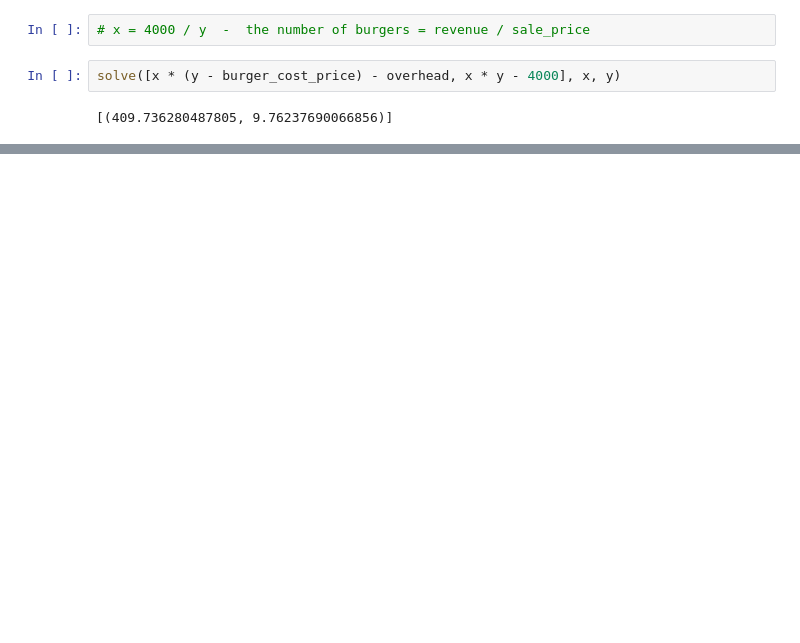
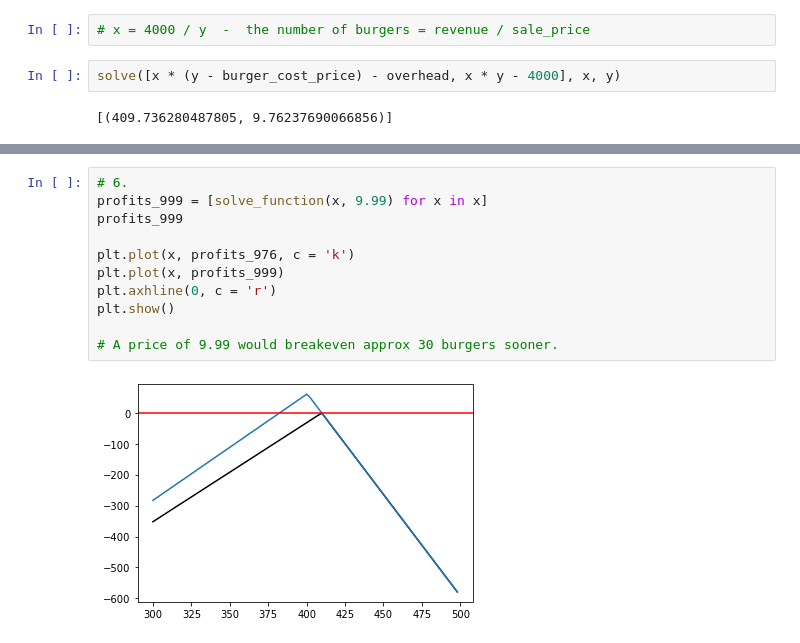
Before and after one commit to jiltednut/stat_calc_py, a Jupyter notebook: Chapter_4/Functions_&_Algebra.ipynb, the cells around one changed output, grey strips where cells are left out. Saved outputs shown, nothing was run; the diff lists cells and outputs as text; blank space fills up the shorter version.

```diff
--- a/Chapter_4/Functions_&_Algebra.ipynb
+++ b/Chapter_4/Functions_&_Algebra.ipynb
@@ -238,0 +264,13 @@ solve([x * (y - burger_cost_price) - overhead, x * y - 4000], x, y)
+# %%
+# 6.
+profits_999 = [solve_function(x, 9.99) for x in x]
+profits_999
+
+plt.plot(x, profits_976, c = 'k')
+plt.plot(x, profits_999)
+plt.axhline(0, c = 'r')
+plt.show()
+
+# A price of 9.99 would breakeven approx 30 burgers sooner.
+# %% [output]
+[figure, added]
```
Also changed, not shown: parts of 7 cells of this notebook.
